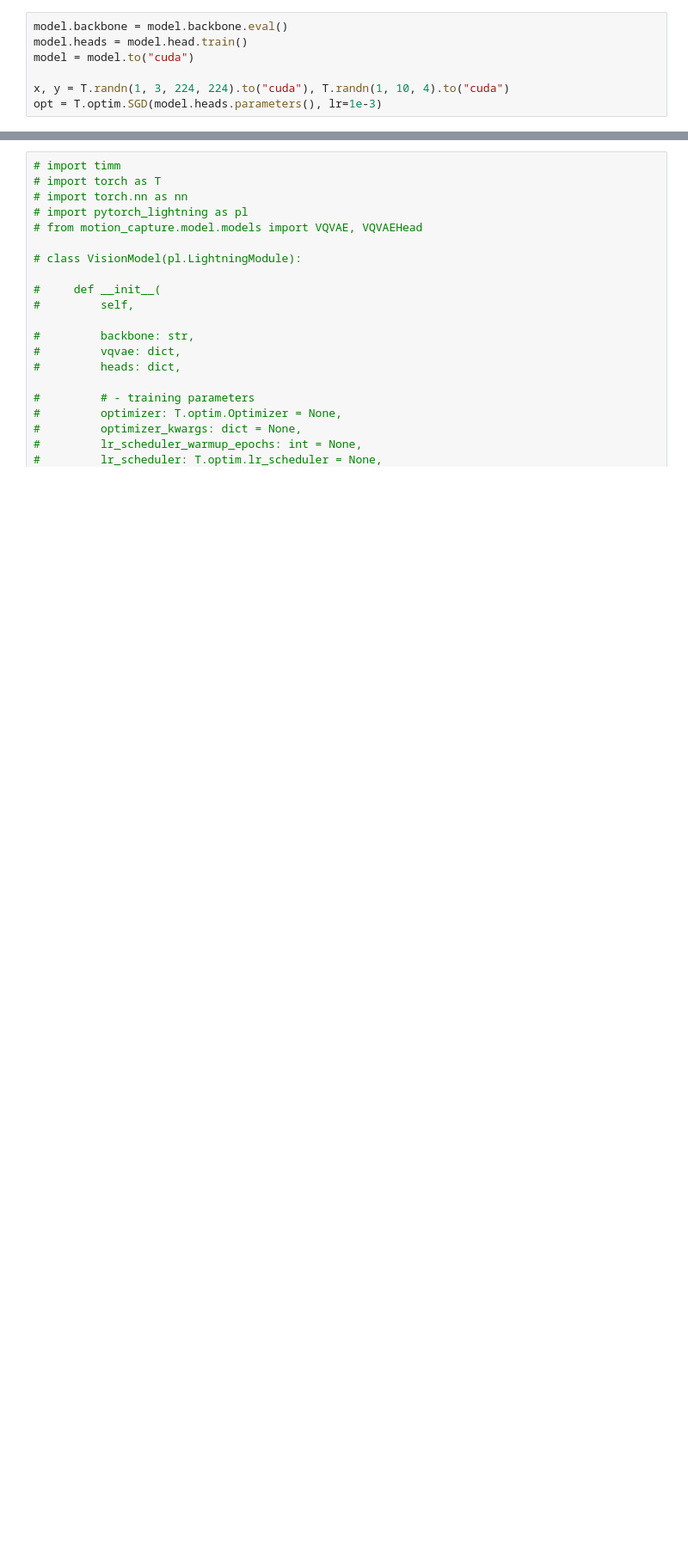
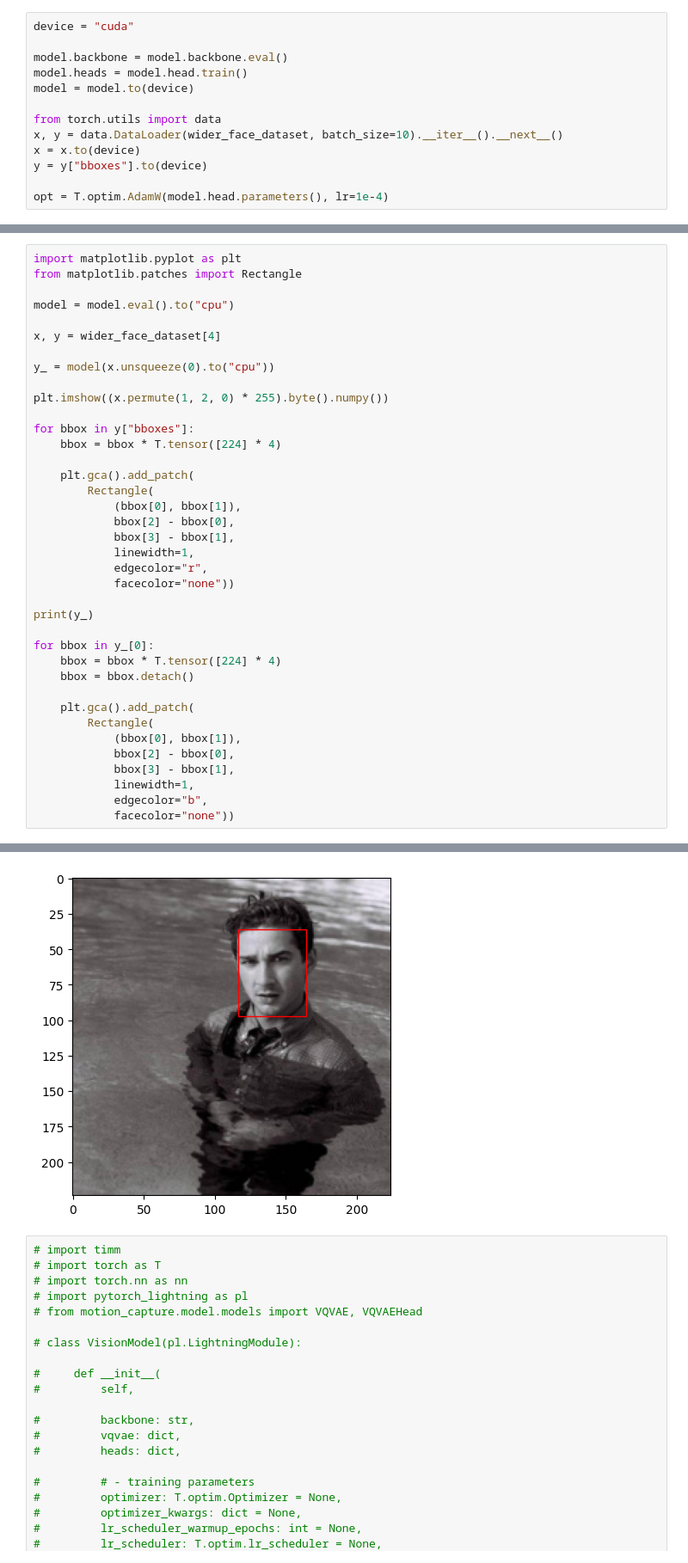
Before and after one commit to freya-aino/motion-capture, a Jupyter notebook: model_tests.ipynb, the cells around one changed output, grey strips where cells are left out. Shown at 86% size. Cells and saved outputs as stored; diff of their text form; blank space fills up the shorter version.

```diff
--- a/model_tests.ipynb
+++ b/model_tests.ipynb
@@ -110,7 +328,13 @@ from motion_capture.core.benchmark import model_speedtest
 # %%
+device = "cuda"
+
 model.backbone = model.backbone.eval()
 model.heads = model.head.train()
-model = model.to("cuda")
+model = model.to(device)
 
-x, y = T.randn(1, 3, 224, 224).to("cuda"), T.randn(1, 10, 4).to("cuda")
-opt = T.optim.SGD(model.heads.parameters(), lr=1e-3)
+from torch.utils import data
+x, y = data.DataLoader(wider_face_dataset, batch_size=10).__iter__().__next__()
+x = x.to(device)
+y = y["bboxes"].to(device)
+
+opt = T.optim.AdamW(model.head.parameters(), lr=1e-4)
@@ -153,0 +373,39 @@ loss: 0.9175710678100586
+# %%
+import matplotlib.pyplot as plt
+from matplotlib.patches import Rectangle
+
+model = model.eval().to("cpu")
+
+x, y = wider_face_dataset[4]
+
+y_ = model(x.unsqueeze(0).to("cpu"))
+
+plt.imshow((x.permute(1, 2, 0) * 255).byte().numpy())
+
+for bbox in y["bboxes"]:
+    bbox = bbox * T.tensor([224] * 4)
+
+    plt.gca().add_patch(
+        Rectangle(
+            (bbox[0], bbox[1]),
+            bbox[2] - bbox[0],
+            bbox[3] - bbox[1],
+            linewidth=1,
+            edgecolor="r",
+            facecolor="none"))
+
+print(y_)
+
+for bbox in y_[0]:
+    bbox = bbox * T.tensor([224] * 4)
+    bbox = bbox.detach()
+
+    plt.gca().add_patch(
+        Rectangle(
+            (bbox[0], bbox[1]),
+            bbox[2] - bbox[0],
+            bbox[3] - bbox[1],
+            linewidth=1,
+            edgecolor="b",
+            facecolor="none"))
+# %% [output]
@@ -154,3 +418,4 @@ loss: 0.9175710678100586
+[figure, added]
 # %%
 # import timm
 # import torch as T
```
Also changed, not shown: parts of 18 cells of this notebook, 23 other files.
